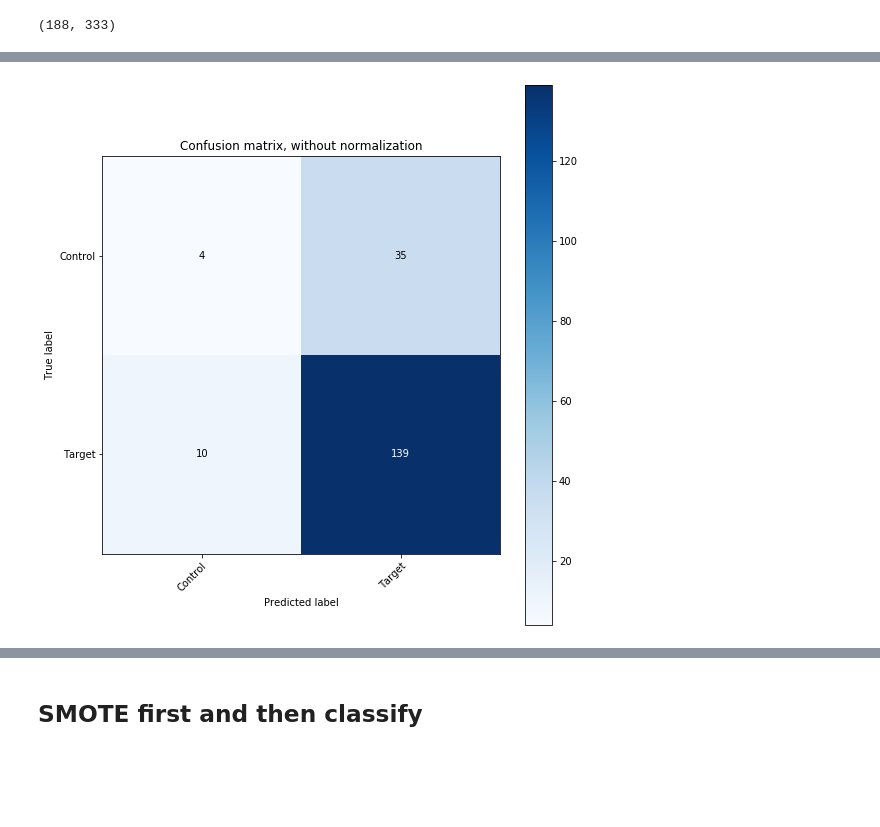
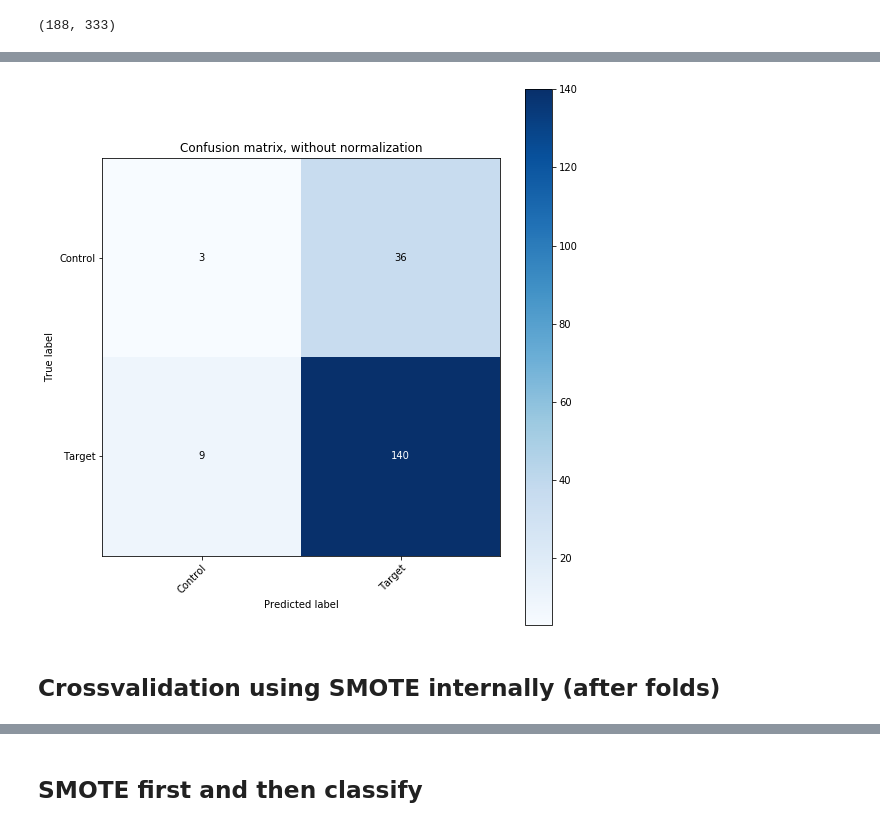
Before and after one commit to ahsanMah/interpretDL, a Jupyter notebook: ASD/ASD_HR-ve.ipynb, the cells around one changed output, grey strips where cells are left out. Drawn from its saved outputs; the diff is of its cells as text; code cells hidden in the pictures; blank space fills up the shorter version.

```diff
--- a/ASD/ASD_HR-ve.ipynb
+++ b/ASD/ASD_HR-ve.ipynb
@@ -313,7 +308,8 @@ dnn = build_dnn(num_features=data.shape[1], num_labels=1, activation="relu")
 pipeline = ClusterPipeline(dnn, [train_data, train_labels], [test_data, test_labels],
                            target_class=0, reducer=reducer, softmax=False)
 # %%
-cm = pipeline.train_model(batch_size=int(10), epochs=500, cross_validation=True, parallel=False, verbose=0)
+cm = pipeline.train_model(batch_size=int(10), epochs=500,
+                          cross_validation=True, parallel=False, verbose=0)
 # %% [output]
 Running Serial Crossvalidation
 Running worker: 0
@@ -332,4 +328,6 @@ Scores on data set: loss=0.894 accuracy=0.7368
 Overall Accuracy: 0.7606
 Loading LRP Analyzers...
 Done!
-[figure, old version]
+[figure, new version]
+# %% [markdown]
+## Crossvalidation using SMOTE internally (after folds)
```
Also changed, not shown: parts of 43 cells of this notebook.
